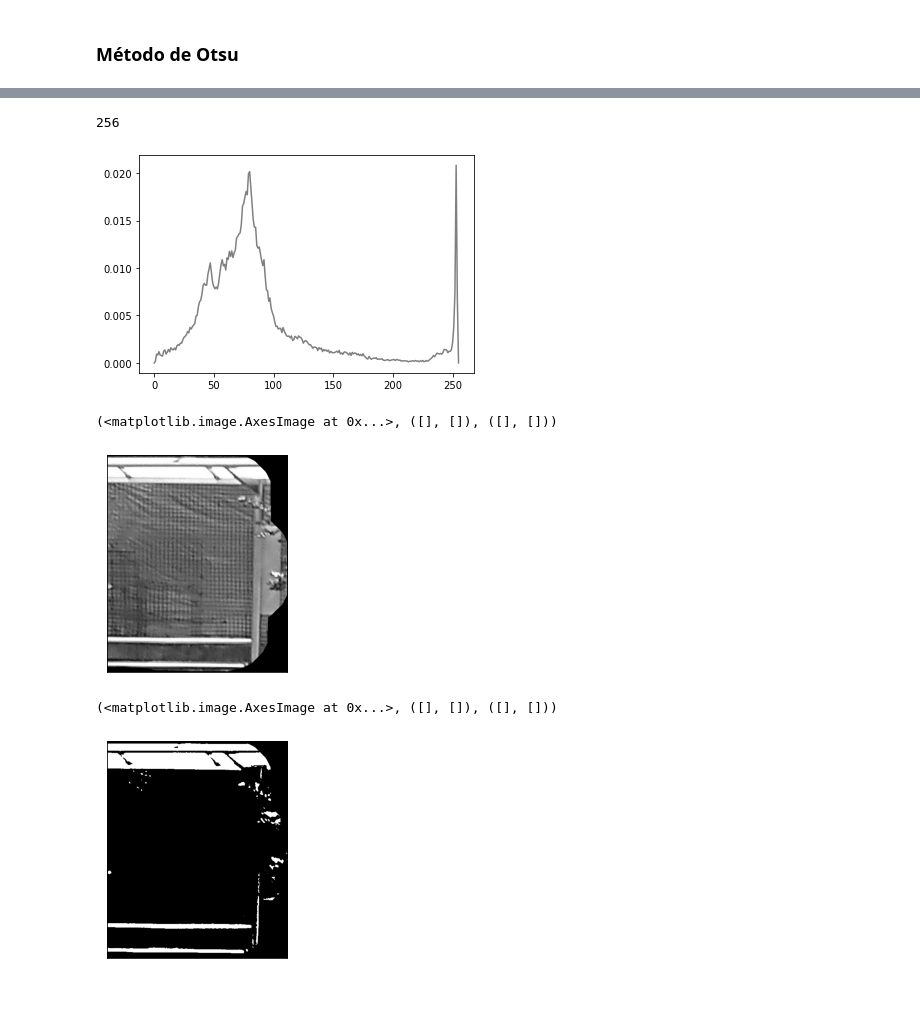
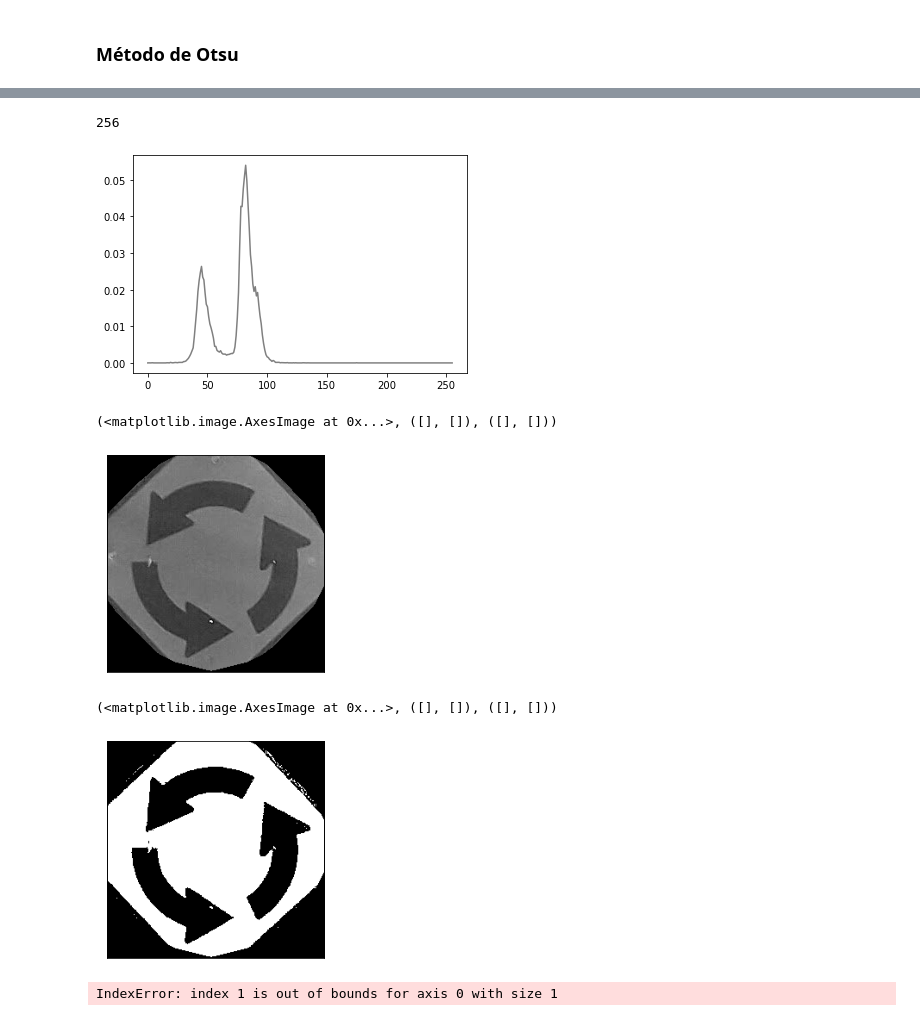
Before and after one commit to jspinaj/Computer-Vision, a Jupyter notebook: Segundo Avance/Circulos adaptativo.ipynb, the cells around one changed output, grey strips where cells are left out. Drawn from its saved outputs; the diff is of its cells as text; code cells hidden in the pictures.

```diff
--- a/Segundo Avance/Circulos adaptativo.ipynb
+++ b/Segundo Avance/Circulos adaptativo.ipynb
@@ -20,7 +20,7 @@ ima6=cv2.imread("img/Pare2.jpg")
 ima7=cv2.imread("img/Prohibidogiroder1.jpg")
 ima8=cv2.imread("img/Prohibidogiroder2.jpg")
 ima9=cv2.imread("img/Pare8.jpg")
-ima10=cv2.imread("img/Flechader6.jpg")
+ima10=cv2.imread("img/Rotonda5.jpg")
 #conversión de las imágenes de BGR a RGB
 ima1=cv2.cvtColor(ima1,cv2.COLOR_BGR2RGB)
 ima2=cv2.cvtColor(ima2,cv2.COLOR_BGR2RGB)
@@ -572,14 +523,36 @@ plt.plot(hist[0], color='gray')
 print(hist[0].size)
 # %% [output]
 256
-[figure, old version]
+[figure, new version]
 # %%
-plt.imshow(imagenes[2],cmap="gray"),plt.xticks([]), plt.yticks([])
+plt.imshow(imagenes[0],cmap="gray"),plt.xticks([]), plt.yticks([])
 # %% [output]
 (<matplotlib.image.AxesImage at 0x...>, ([], []), ([], []))
-[figure, old version]
+[figure, new version]
 # %%
-plt.imshow(th[2],cmap="gray"),plt.xticks([]), plt.yticks([])
+plt.imshow(th[0],cmap="gray"),plt.xticks([]), plt.yticks([])
 # %% [output]
 (<matplotlib.image.AxesImage at 0x...>, ([], []), ([], []))
-[figure, old version]
+[figure, new version]
+# %%
+#eliminación contorno exterior
+thresh=th[0].copy()
+x_ini=rect_lim.get("x")
+y_ini=rect_lim.get("y")
+w=rect_lim.get("w")
+h=rect_lim.get("h")
+cont=contours[0].copy()
+cont[:,:,1]=cont[:,:,1]-y_ini
+cont[:,:,0]=cont[:,:,0]-x_ini
+for point in cont:
+    x=point[0][0]
+    y=point[0][1]
+    sx=int(np.sign(w/2-x))
+    sy=int(np.sign(h/2-y))
+    desp=(x+1*sx,y+1*sy)
+    cv2.floodFill(thresh, None, desp, 0);
+    print((point[0]))
+cv2.drawContours(thresh,cont,-1,120,30)
+plt.imshow(thresh,cmap="gray")
+# %% [output]
+IndexError: index 1 is out of bounds for axis 0 with size 1
```
Also changed, not shown: parts of 22 cells of this notebook, 3 other files.
